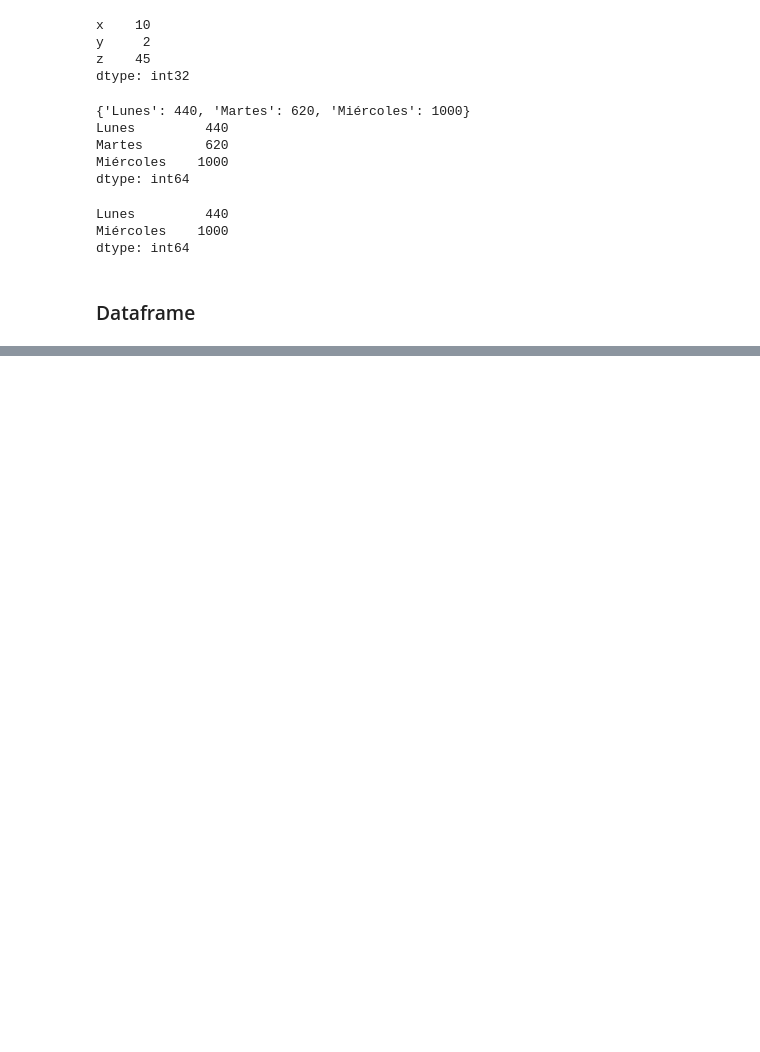
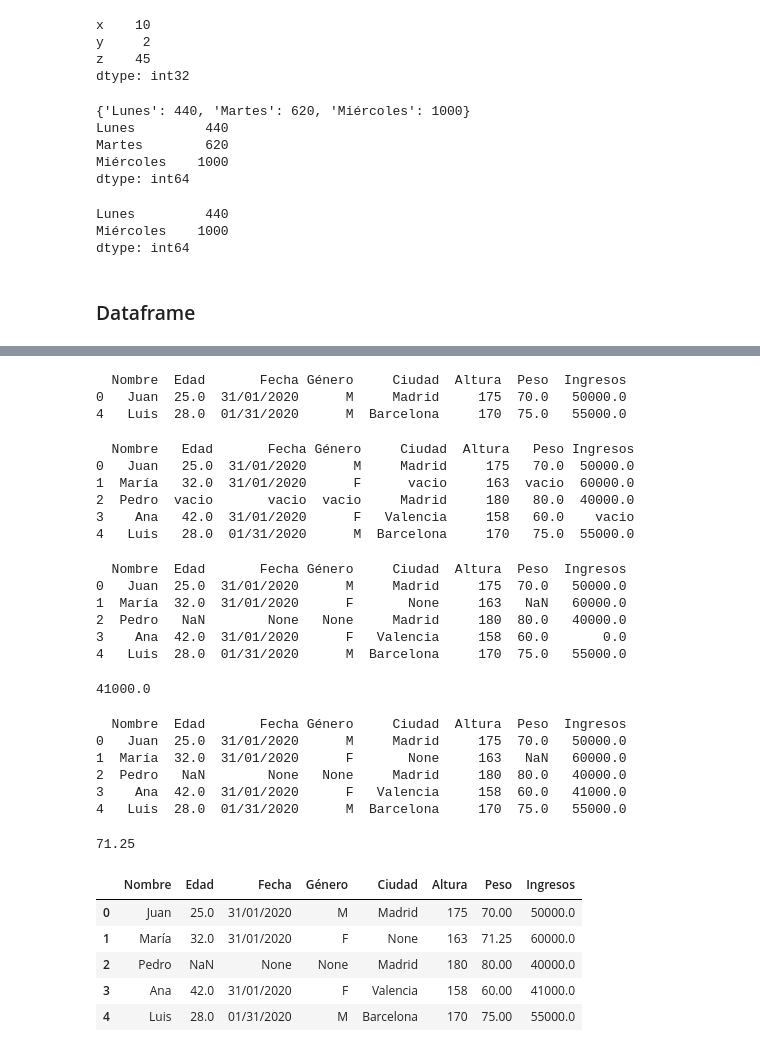
Before and after one commit to JulioRan/Python_Intermedio, a Jupyter notebook: code/Bibliotecas.ipynb, the cells around one changed output, grey strips where cells are left out. Saved outputs shown, nothing was run; the diff lists cells and outputs as text; code cells hidden in the pictures; blank space fills up the shorter version.

```diff
--- a/code/Bibliotecas.ipynb
+++ b/code/Bibliotecas.ipynb
@@ -243,0 +389,59 @@ dtype: object
+# %%
+df.dropna(inplace=True) #Esto modifica el data frame original
+
+print(df.to_string())
+# %% [output]
+  Nombre  Edad       Fecha Género     Ciudad  Altura  Peso  Ingresos
+0   Juan  25.0  31/01/2020      M     Madrid     175  70.0   50000.0
+4   Luis  28.0  01/31/2020      M  Barcelona     170  75.0   55000.0
+# %%
+df.fillna('vacio', inplace=True)
+
+print(df)
+# %% [output]
+  Nombre   Edad       Fecha Género     Ciudad  Altura   Peso Ingresos
+0   Juan   25.0  31/01/2020      M     Madrid     175   70.0  50000.0
+1  María   32.0  31/01/2020      F      vacio     163  vacio  60000.0
+2  Pedro  vacio       vacio  vacio     Madrid     180   80.0  40000.0
+3    Ana   42.0  31/01/2020      F   Valencia     158   60.0    vacio
+4   Luis   28.0  01/31/2020      M  Barcelona     170   75.0  55000.0
+# %%
+df['Ingresos'].fillna(0, inplace=True) #Esto cambia el valor de los nulosde ingresos
+
+print(df)
+# %% [output]
+  Nombre  Edad       Fecha Género     Ciudad  Altura  Peso  Ingresos
+0   Juan  25.0  31/01/2020      M     Madrid     175  70.0   50000.0
+1  María  32.0  31/01/2020      F       None     163   NaN   60000.0
+2  Pedro   NaN        None   None     Madrid     180  80.0   40000.0
+3    Ana  42.0  31/01/2020      F   Valencia     158  60.0       0.0
+4   Luis  28.0  01/31/2020      M  Barcelona     170  75.0   55000.0
+# %%
+media = df['Ingresos'].mean()
+print(media)
+# %% [output]
+41000.0
+# %%
+df['Ingresos'].fillna(media, inplace = True)
+print(df)
+# %% [output]
+  Nombre  Edad       Fecha Género     Ciudad  Altura  Peso  Ingresos
+0   Juan  25.0  31/01/2020      M     Madrid     175  70.0   50000.0
+1  María  32.0  31/01/2020      F       None     163   NaN   60000.0
+2  Pedro   NaN        None   None     Madrid     180  80.0   40000.0
+3    Ana  42.0  31/01/2020      F   Valencia     158  60.0   41000.0
+4   Luis  28.0  01/31/2020      M  Barcelona     170  75.0   55000.0
+# %%
+promedio = df['Peso'].mean()
+print(promedio)
+
+df['Peso'].fillna(promedio, inplace=True)
+df
+# %% [output]
+71.25
+|  | Nombre | Edad | Fecha | Género | Ciudad | Altura | Peso | Ingresos |
+| 0 | Juan | 25.0 | 31/01/2020 | M | Madrid | 175 | 70.00 | 50000.0 |
+| 1 | María | 32.0 | 31/01/2020 | F | None | 163 | 71.25 | 60000.0 |
+| 2 | Pedro | NaN | None | None | Madrid | 180 | 80.00 | 40000.0 |
+| 3 | Ana | 42.0 | 31/01/2020 | F | Valencia | 158 | 60.00 | 41000.0 |
+| 4 | Luis | 28.0 | 01/31/2020 | M | Barcelona | 170 | 75.00 | 55000.0 |
```
Also changed, not shown: parts of 31 cells of this notebook.
